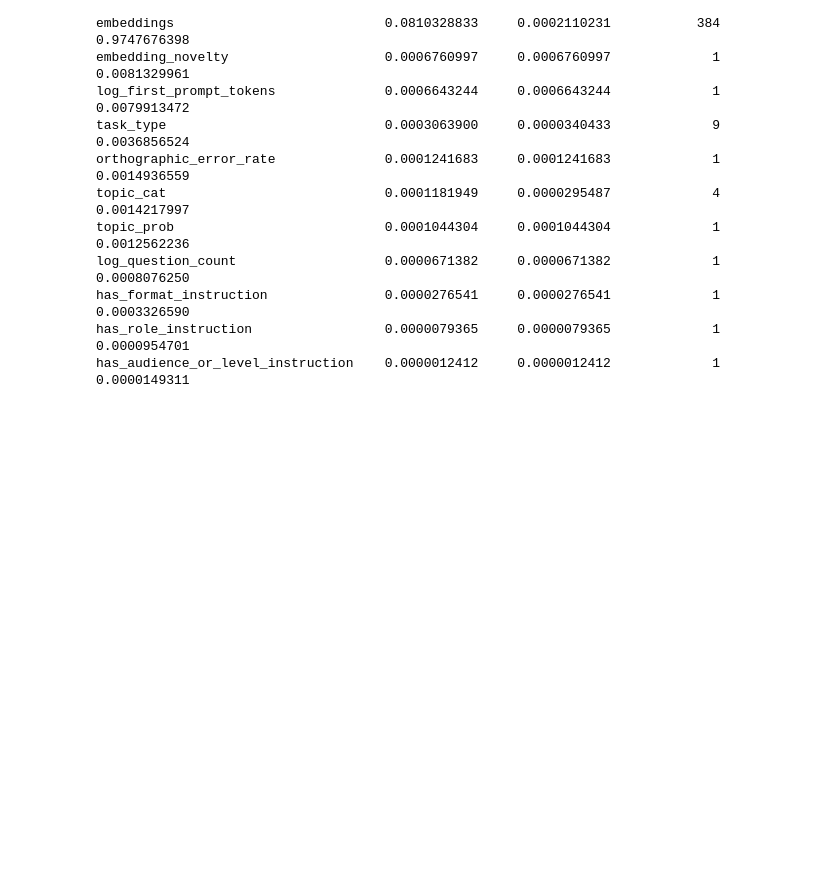
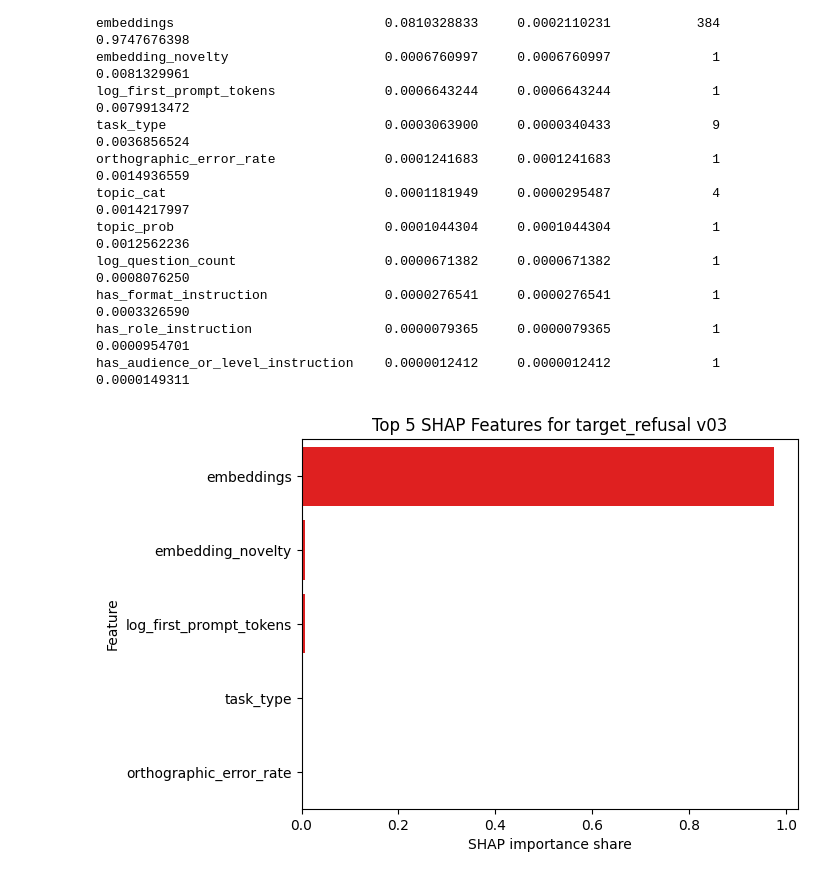
Before and after one commit to Thoericht/llm-sustainability-analysis, a Jupyter notebook: 02_notebooks/04_sustainability_modelling_ran_forest.ipynb, the cells around one changed output. Drawn from its saved outputs; the diff is of its cells as text; code cells hidden in the pictures; blank space fills up the shorter version.

```diff
--- a/02_notebooks/04_sustainability_modelling_ran_forest.ipynb
+++ b/02_notebooks/04_sustainability_modelling_ran_forest.ipynb
@@ -413,3 +476,21 @@ log_question_count                   0.0000671382     0.0000671382             1
 has_format_instruction               0.0000276541     0.0000276541             1      0.0003326590
 has_role_instruction                 0.0000079365     0.0000079365             1      0.0000954701
 has_audience_or_level_instruction    0.0000012412     0.0000012412             1      0.0000149311
+# %%
+top5_refusal = grouped_v03_refusal.head(5)
+
+sns.barplot(
+    x="importance_share",
+    y=top5_refusal.index,
+    data=top5_refusal,
+    color="red"
+)
+
+plt.title(
+    "Top 5 SHAP Features for target_refusal v03"
+)
+plt.xlabel("SHAP importance share")
+plt.ylabel("Feature")
+plt.show()
+# %% [output]
+[figure, added]
```
Also changed, not shown: parts of 14 cells of this notebook.
